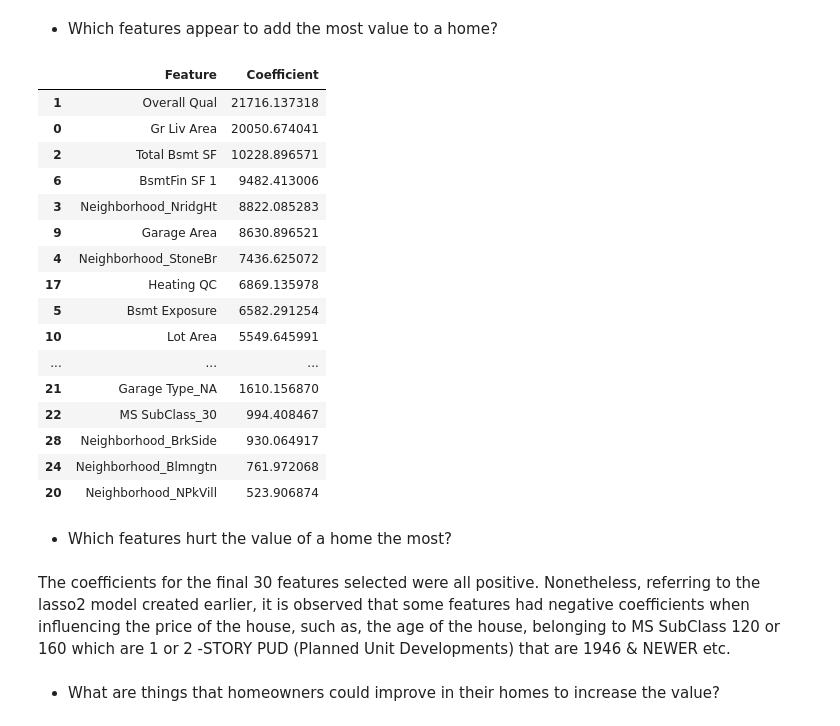
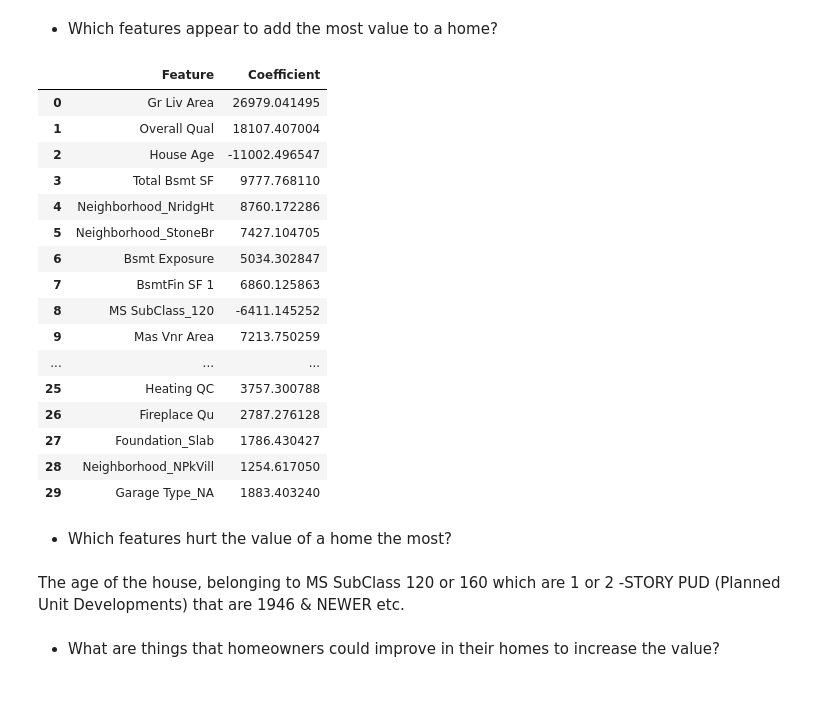
Before and after one commit to Jonathan-Goh88/dsiprojects, a Jupyter notebook: P2_Jonathan/Project 2 - Ames Housing Data and Kaggle Challenge - Part 2.ipynb, the cells around one changed output. Drawn from its saved outputs; the diff is of its cells as text; code cells hidden in the pictures; blank space fills up the shorter version.

```diff
--- a/P2_Jonathan/Project 2 - Ames Housing Data and Kaggle Challenge - Part 2.ipynb
+++ b/P2_Jonathan/Project 2 - Ames Housing Data and Kaggle Challenge - Part 2.ipynb
@@ -474,31 +480,30 @@ Submission.to_csv('datasets/Submission.csv', index=False)
 - Which features appear to add the most value to a home?
 # %%
 lasso_fin_coefficients = pd.DataFrame({'Feature': [c for c in X_fin_train.columns], 'Coefficient': lasso_fin.coef_})
-# %%
-top_30_lasso_fin = lasso_fin_coefficients.sort_values(by=['Coefficient'], ascending=False).head(30)
-top_30_lasso_fin
-# %% [output]
-|  | Feature | Coefficient |
-| 1 | Overall Qual | 21716.137318 |
-| 0 | Gr Liv Area | 20050.674041 |
-| 2 | Total Bsmt SF | 10228.896571 |
-| 6 | BsmtFin SF 1 | 9482.413006 |
-| 3 | Neighborhood_NridgHt | 8822.085283 |
-| 9 | Garage Area | 8630.896521 |
-| 4 | Neighborhood_StoneBr | 7436.625072 |
-| 17 | Heating QC | 6869.135978 |
-| 5 | Bsmt Exposure | 6582.291254 |
-| 10 | Lot Area | 5549.645991 |
-| ... | ... | ... |
-| 21 | Garage Type_NA | 1610.156870 |
-| 22 | MS SubClass_30 | 994.408467 |
-| 28 | Neighborhood_BrkSide | 930.064917 |
-| 24 | Neighborhood_Blmngtn | 761.972068 |
-| 20 | Neighborhood_NPkVill | 523.906874 |
+# %%
+lasso_fin_coefficients
+# %% [output]
+|  | Feature | Coefficient |
+| 0 | Gr Liv Area | 26979.041495 |
+| 1 | Overall Qual | 18107.407004 |
+| 2 | House Age | -11002.496547 |
+| 3 | Total Bsmt SF | 9777.768110 |
+| 4 | Neighborhood_NridgHt | 8760.172286 |
+| 5 | Neighborhood_StoneBr | 7427.104705 |
+| 6 | Bsmt Exposure | 5034.302847 |
+| 7 | BsmtFin SF 1 | 6860.125863 |
+| 8 | MS SubClass_120 | -6411.145252 |
+| 9 | Mas Vnr Area | 7213.750259 |
+| ... | ... | ... |
+| 25 | Heating QC | 3757.300788 |
+| 26 | Fireplace Qu | 2787.276128 |
+| 27 | Foundation_Slab | 1786.430427 |
+| 28 | Neighborhood_NPkVill | 1254.617050 |
+| 29 | Garage Type_NA | 1883.403240 |
 # %% [markdown]
 - Which features hurt the value of a home the most?
 # %% [markdown]
-The coefficients for the final 30 features selected were all positive. Nonetheless, referring to the lasso2 model created earlier, it is observed that some features had negative coefficients when influencing the price of the house, such as, the age of the house, belonging to MS SubClass 120 or 160 which are 1 or 2 -STORY PUD (Planned Unit Developments) that are 1946 & NEWER etc.
+The age of the house, belonging to MS SubClass 120 or 160 which are 1 or 2 -STORY PUD (Planned Unit Developments) that are 1946 & NEWER etc.
 # %% [markdown]
 - What are things that homeowners could improve in their homes to increase the value?
 # %% [markdown]
```
Also changed, not shown: parts of 10 cells of this notebook.
